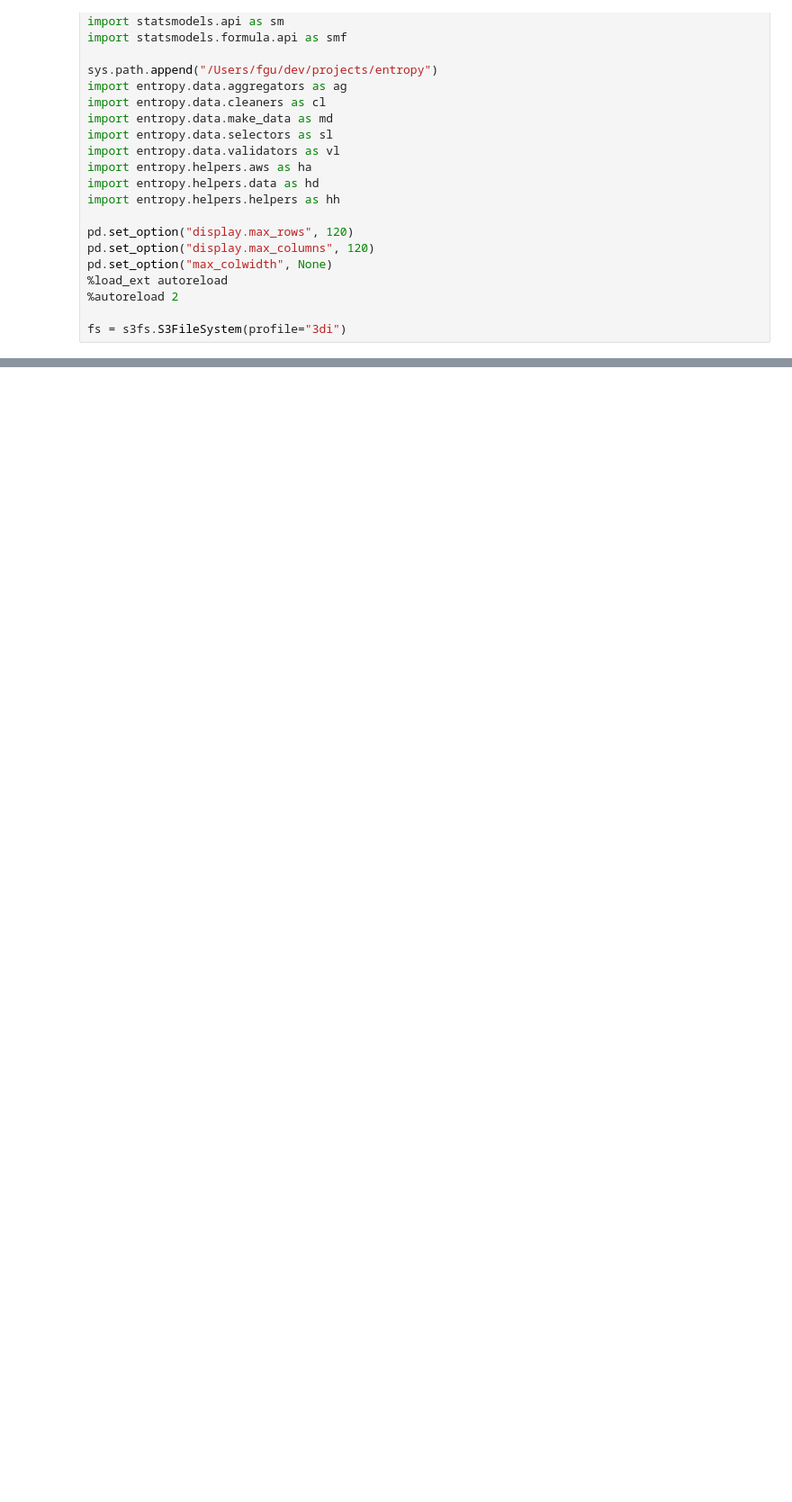
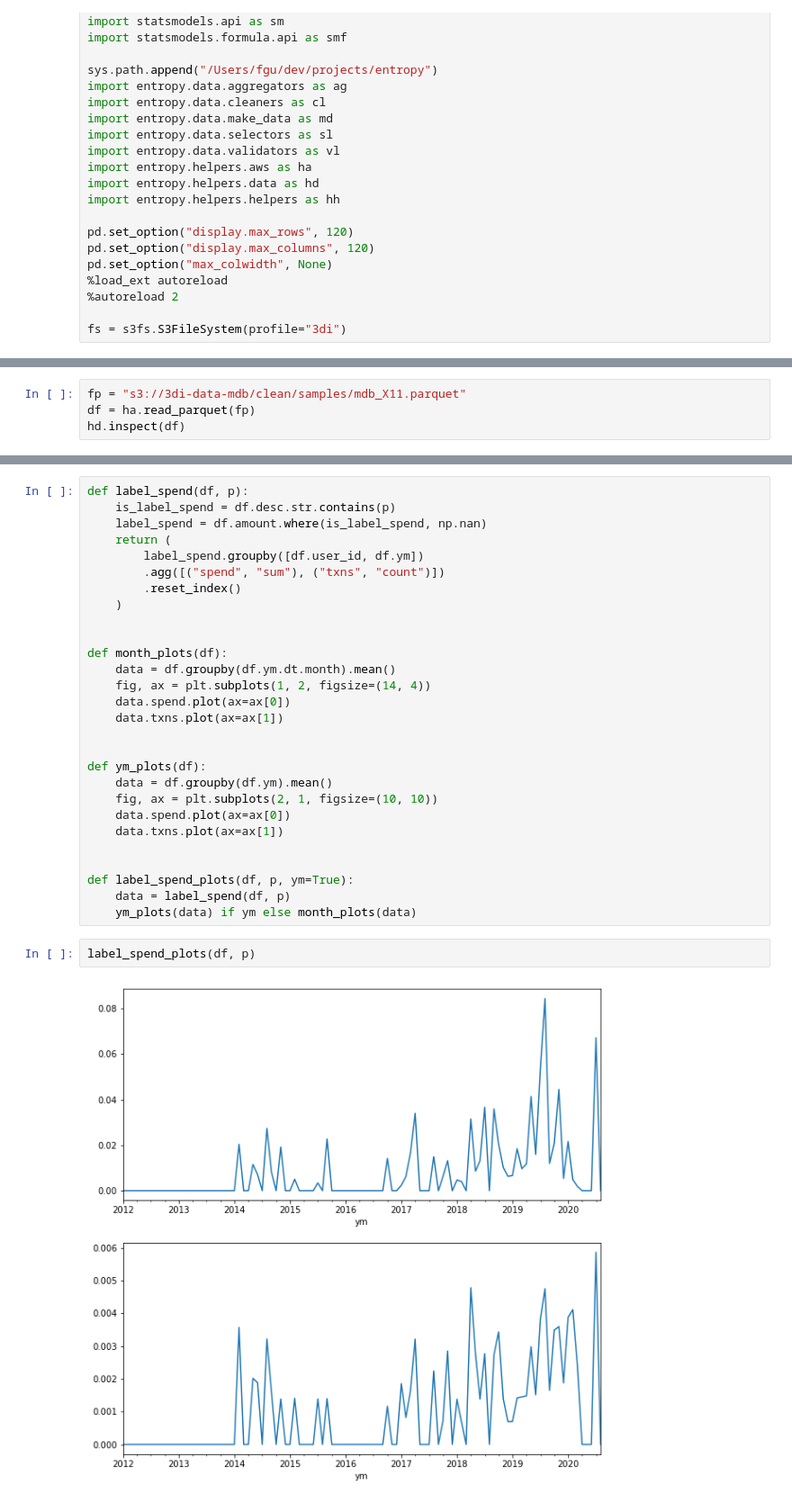
Before and after one commit to fabiangunzinger/entropy, a Jupyter notebook: notebooks/scratchpad.ipynb, the cells around one changed output, grey strips where cells are left out. Shown at 90% size. Cells and saved outputs as stored; diff of their text form; blank space fills up the shorter version.

```diff
--- a/notebooks/scratchpad.ipynb
+++ b/notebooks/scratchpad.ipynb
@@ -47,0 +48,4 @@ Time for read_txn_data                 : 50.51 seconds
+# %%
+fp = "s3://3di-data-mdb/clean/samples/mdb_X11.parquet"
+df = ha.read_parquet(fp)
+hd.inspect(df)
@@ -47,0 +63,32 @@ Time for read_txn_data                 : 50.51 seconds
+# %%
+def label_spend(df, p):
+    is_label_spend = df.desc.str.contains(p)
+    label_spend = df.amount.where(is_label_spend, np.nan)
+    return (
+        label_spend.groupby([df.user_id, df.ym])
+        .agg([("spend", "sum"), ("txns", "count")])
+        .reset_index()
+    )
+
+
+def month_plots(df):
+    data = df.groupby(df.ym.dt.month).mean()
+    fig, ax = plt.subplots(1, 2, figsize=(14, 4))
+    data.spend.plot(ax=ax[0])
+    data.txns.plot(ax=ax[1])
+
+
+def ym_plots(df):
+    data = df.groupby(df.ym).mean()
+    fig, ax = plt.subplots(2, 1, figsize=(10, 10))
+    data.spend.plot(ax=ax[0])
+    data.txns.plot(ax=ax[1])
+
+
+def label_spend_plots(df, p, ym=True):
+    data = label_spend(df, p)
+    ym_plots(data) if ym else month_plots(data)
+# %%
+label_spend_plots(df, p)
+# %% [output]
+[figure, added]
```
Also changed, not shown: parts of 15 cells of this notebook, 21 other files.
